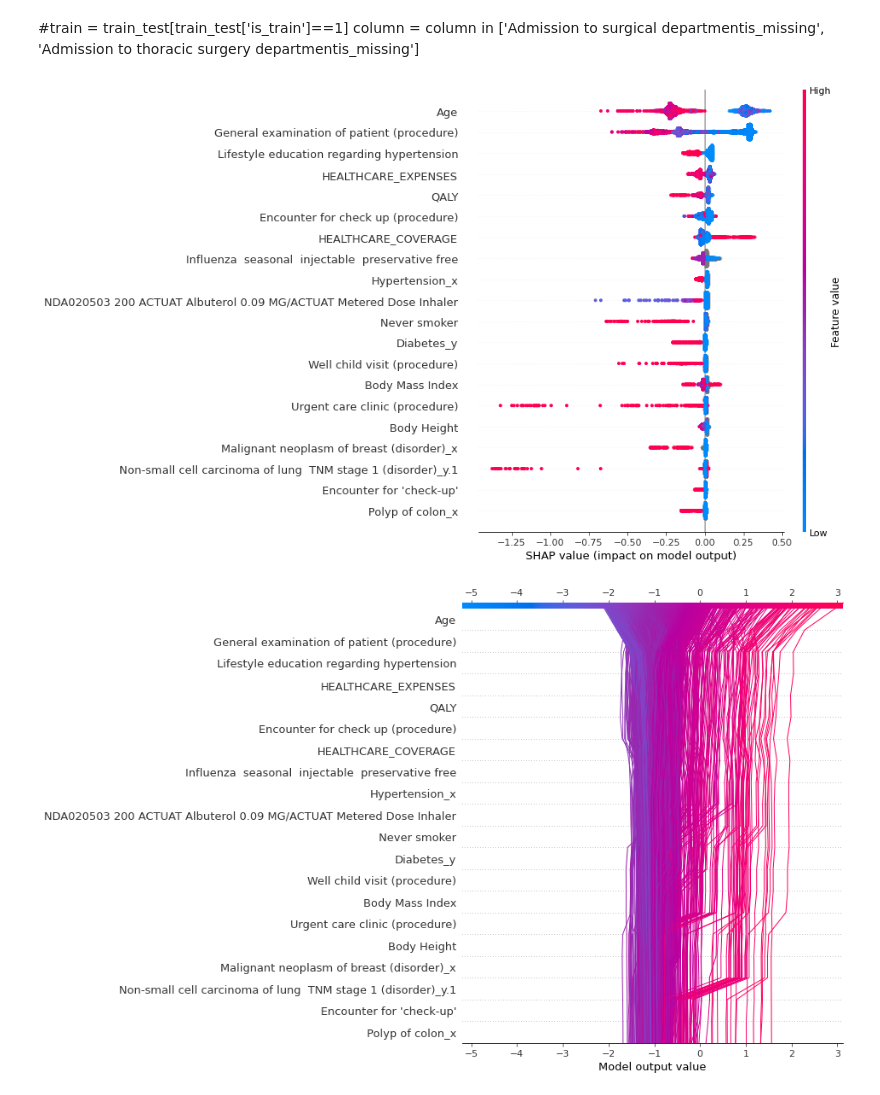
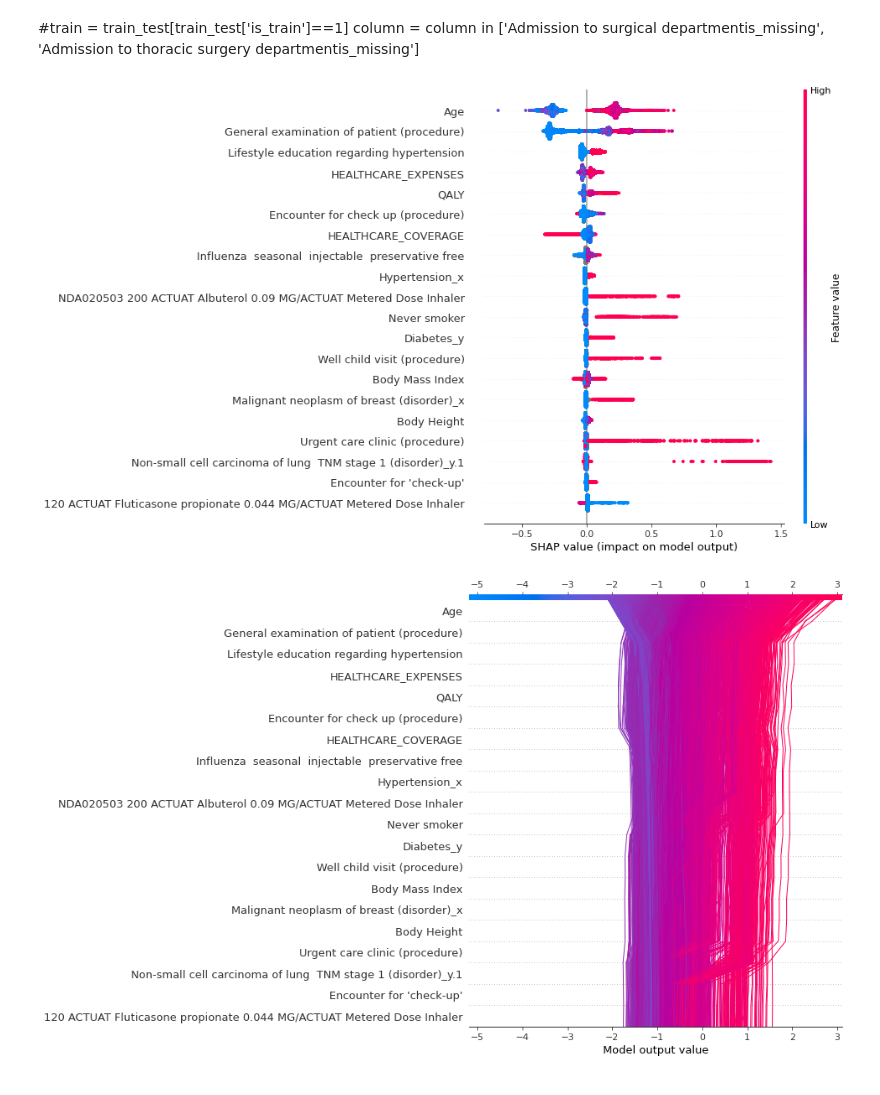
Before and after one commit to msmelguizo/Covid19_FDA, a Jupyter notebook: DaysHospitalized/LightGBMY_N.ipynb, the cells around one changed output. Drawn from its saved outputs; the diff is of its cells as text; code cells hidden in the pictures.

```diff
--- a/DaysHospitalized/LightGBMY_N.ipynb
+++ b/DaysHospitalized/LightGBMY_N.ipynb
@@ -314,7 +313,7 @@ plot_importances(imp_df)
 import shap
 
 explainer   =  shap.TreeExplainer(clf)
-shap_values = explainer.shap_values(t[predictors].iloc[:8000,:])
+shap_values = explainer.shap_values(t[predictors])
 # %% [output]
 Setting feature_perturbation = "tree_path_dependent" because no background data was given.
 LightGBM binary classifier with TreeExplainer shap values output has changed to a list of ndarray
@@ -324,13 +323,13 @@ column =
 column in ['Admission to surgical departmentis_missing',
                           'Admission to thoracic surgery departmentis_missing']
 # %%
-shap.summary_plot(shap_values[0], t[predictors].iloc[:8000,:])
+shap.summary_plot(shap_values[1], t[predictors])
 # %% [output]
-[figure, old version]
+[figure, new version]
 # %%
 #!pip install -U matplotlib
 # %%
 shap.decision_plot(explainer.expected_value[1], shap_values[1], predictors, ignore_warnings=True,
                   legend_labels=None)
 # %% [output]
-[figure, old version]
+[figure, new version]
```
Also changed, not shown: parts of 22 cells of this notebook, 40 other files.
